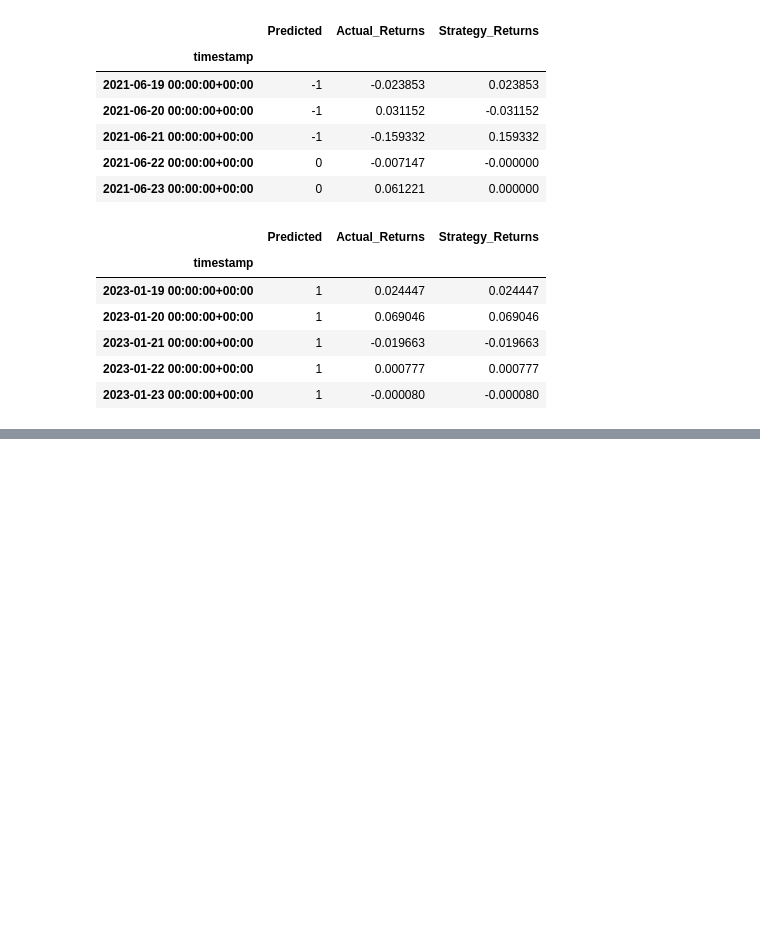
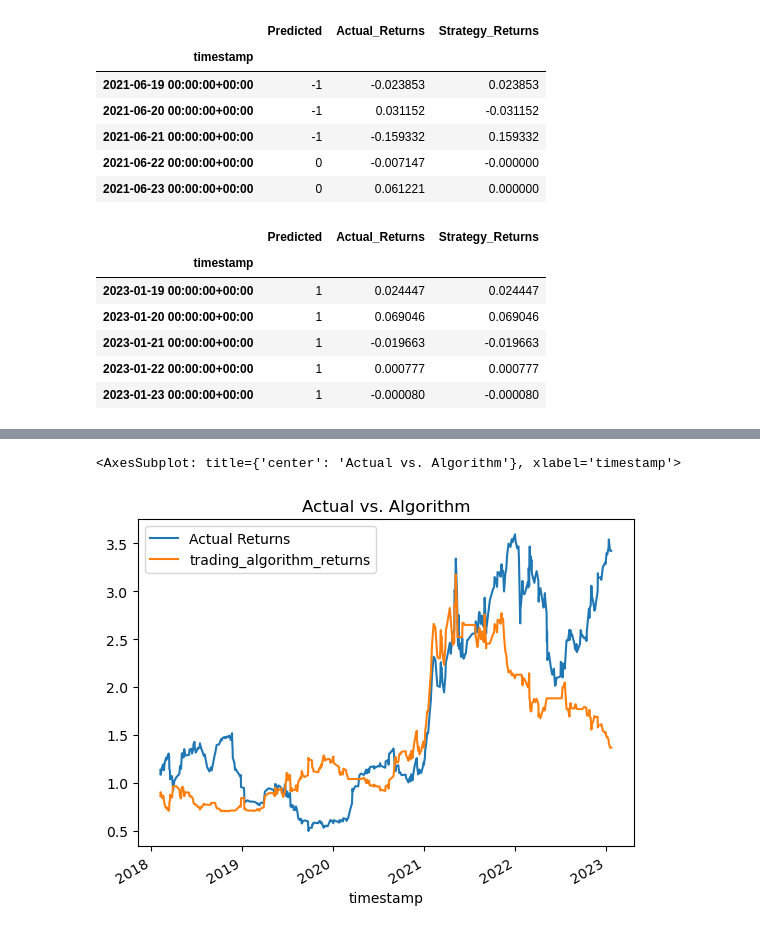
Before and after one commit to AGralin/dreambuilder_bot, a Jupyter notebook: FG_machine_learning.ipynb, the cells around one changed output, grey strips where cells are left out. Saved outputs shown, nothing was run; the diff lists cells and outputs as text; code cells hidden in the pictures; blank space fills up the shorter version.

```diff
--- a/FG_machine_learning.ipynb
+++ b/FG_machine_learning.ipynb
@@ -387,0 +407,4 @@ display(predictions_df.tail())
+# %%
+# Identify Feature and Target
+X = m.drop(["Signal"], axis=1).shift().dropna()
+y = m["Signal"][1:].copy().dropna()
@@ -387,0 +421,27 @@ display(predictions_df.tail())
+# %%
+import xgboost as xgb
+from sklearn.model_selection import train_test_split
+from sklearn.metrics import classification_report
+from sklearn.model_selection import GridSearchCV
+
+xgb_cl = xgb.XGBClassifier()
+
+# Apply preprocessing
+
+X_processed = full_processor.fit_transform(X)
+y_processed = SimpleImputer(strategy="most_frequent").fit_transform(y.values.reshape(-1, 1))
+
+
+# Split the data to train and Test
+X_train, X_test, y_train, y_test = train_test_split(X_processed, y_processed, stratify=y_processed, random_state=1)
+
+
+# Fit
+xgb_cl.fit(X_train, y_train)
+
+# Predict
+pred = xgb_cl.predict(X_test)
+
+# Score
+xgb_testing_report = classification_report(y_test, pred)
+print(xgb_testing_report)
@@ -387,0 +458,9 @@ display(predictions_df.tail())
+# %%
+# Create a new empty predictions DataFrame using code provided below.
+predictions_df = pd.DataFrame(index=X_test.index)
+predictions_df["predicted_signal"] = pred
+predictions_df["predicted_signal"] = predictions_df["predicted_signal"].replace(2, -1)
+predictions_df["Actual Returns"] = combined_df_["change"]
+predictions_df["trading_algorithm_returns"] = predictions_df["Actual Returns"] * predictions_df["predicted_signal"]
+predictions_df = predictions_df.sort_index()
+predictions_df
@@ -387,0 +482,6 @@ display(predictions_df.tail())
+# %%
+# Calculate and plot the cumulative returns for the `actual_returns` and the `trading_algorithm_returns`
+(1 + predictions_df[["Actual Returns", "trading_algorithm_returns"]]).cumprod().plot(title= "Actual vs. Algorithm")
+# %% [output]
+<AxesSubplot: title={'center': 'Actual vs. Algorithm'}, xlabel='timestamp'>
+[figure, added]
```
Also changed, not shown: parts of 7 cells of this notebook.
